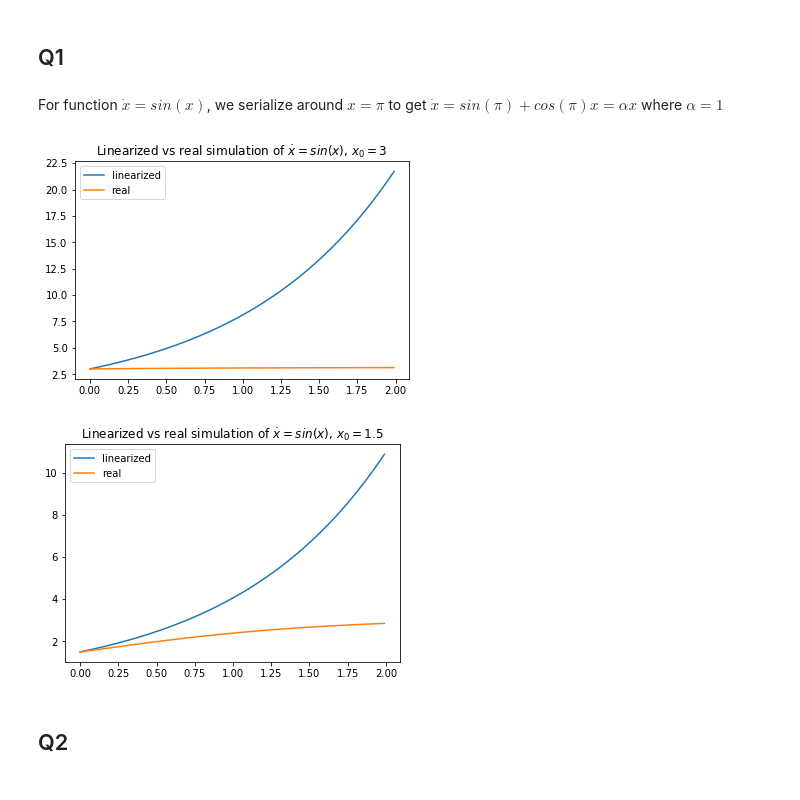
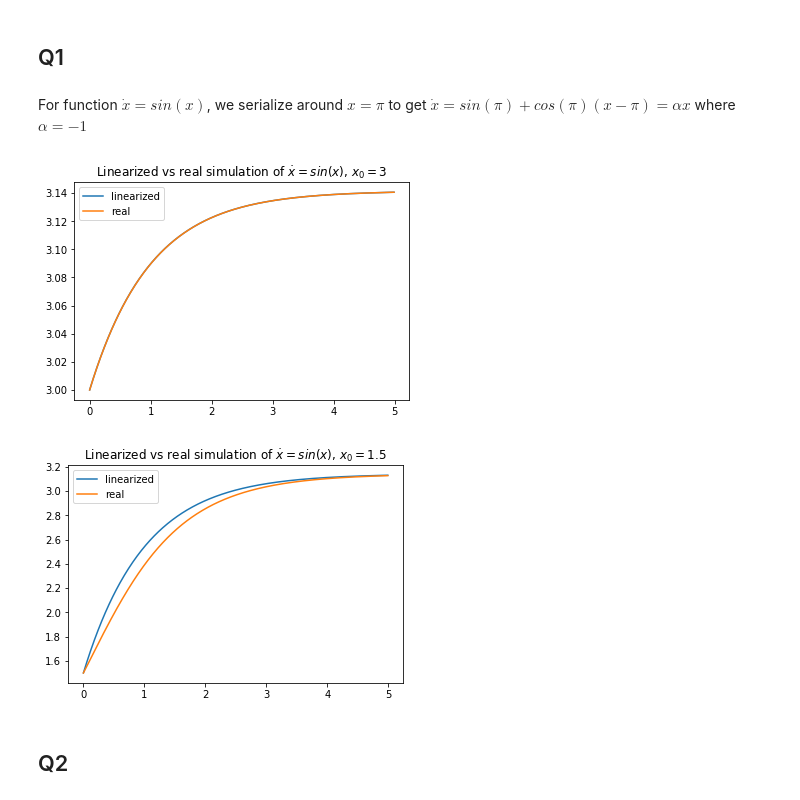
Before and after one commit to hkariti/models-neuro, a Jupyter notebook: hw2.ipynb, the cells around one changed output. Saved outputs shown, nothing was run; the diff lists cells and outputs as text; code cells hidden in the pictures.

```diff
--- a/hw2.ipynb
+++ b/hw2.ipynb
@@ -2,23 +2,23 @@
 import numpy as np
 from matplotlib import pyplot as plt
 from simulate_euler import simulate
-Tmax = 2
+Tmax = 5
 dt = 0.01
 # %% [markdown]
 ## Q1
 # %% [markdown]
-For function $\dot x= sin(x)$, we serialize around $x=\pi$ to get $\dot x = sin(\pi) + cos(\pi)x = \alpha x$ where $\alpha = 1$
+For function $\dot x= sin(x)$, we serialize around $x=\pi$ to get $\dot x = sin(\pi) + cos(\pi)(x-\pi) = \alpha x$ where $\alpha = -1$
 # %%
 def q1_linearization(x):
-    alpha = 1
-    return alpha * x
+    alpha = -1
+    return alpha * (x-np.pi)
 
 def q1_real(x):
     return np.sin(x)
 # %%
 x0 = 3
 x_linearized = simulate(q1_linearization, x0, dt, Tmax)
-x_real = simulate(q1_real, x0, dt, Tmax)
+x_real = simulate(q1_real, x0, dt, Tmax=5)
 time_axis = np.arange(0, Tmax, dt)
 plt.plot(time_axis, x_linearized)
 plt.plot(time_axis, x_real)
@@ -26,19 +26,19 @@ plt.legend(['linearized', 'real'])
 plt.title(f'Linearized vs real simulation of $\dot x = sin(x)$, $x_0 = {x0}$')
 plt.show()
 # %% [output]
-[figure, old version]
+[figure, new version]
 # %%
 x0 = 1.5
 x_linearized = simulate(q1_linearization, x0, dt, Tmax)
-x_real = simulate(q1_real, x0, dt, Tmax)
+x_real = simulate(q1_real, x0, dt, Tmax=5)
 time_axis = np.arange(0, Tmax, dt)
 plt.plot(time_axis, x_linearized)
 plt.plot(time_axis, x_real)
 plt.legend(['linearized', 'real'])
 plt.title(f'Linearized vs real simulation of $\dot x = sin(x)$, $x_0 = {x0}$')
 plt.show()
 # %% [output]
-[figure, old version]
+[figure, new version]
 # %% [markdown]
 ## Q2
 # %%
```
